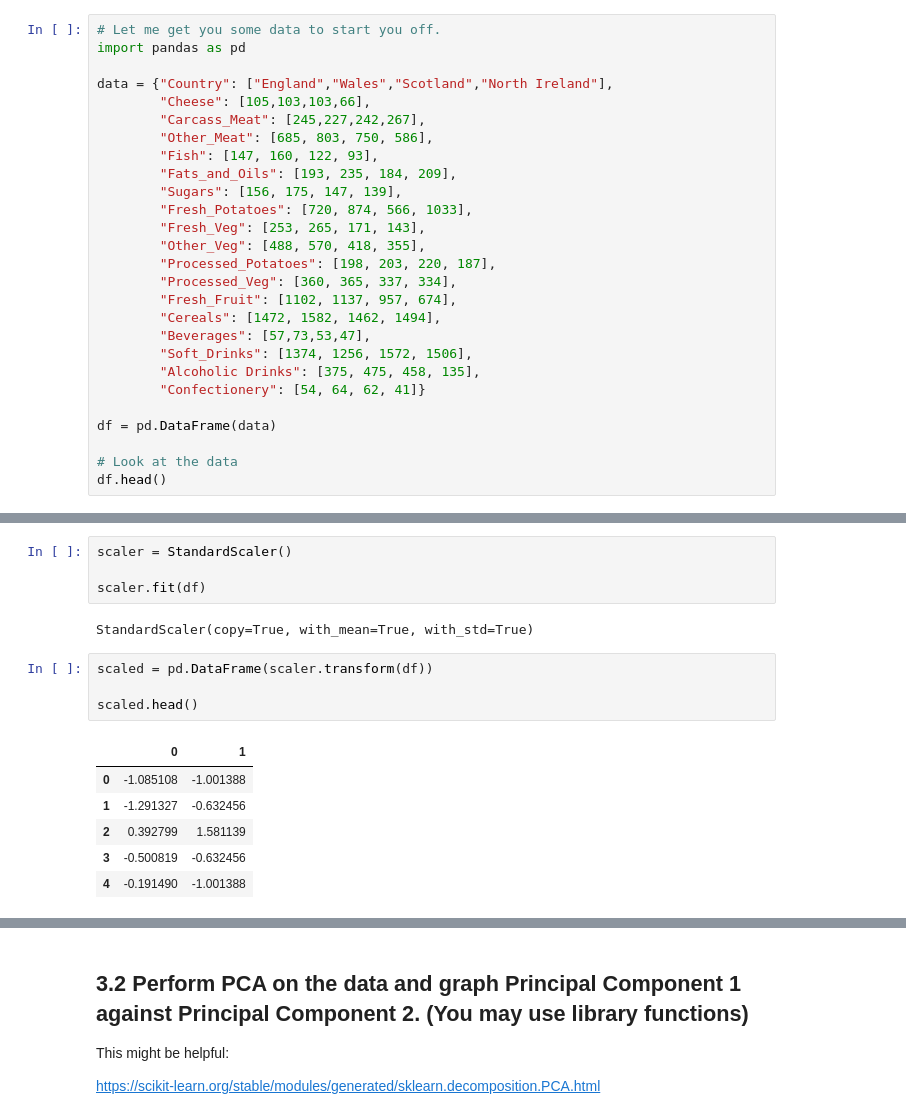
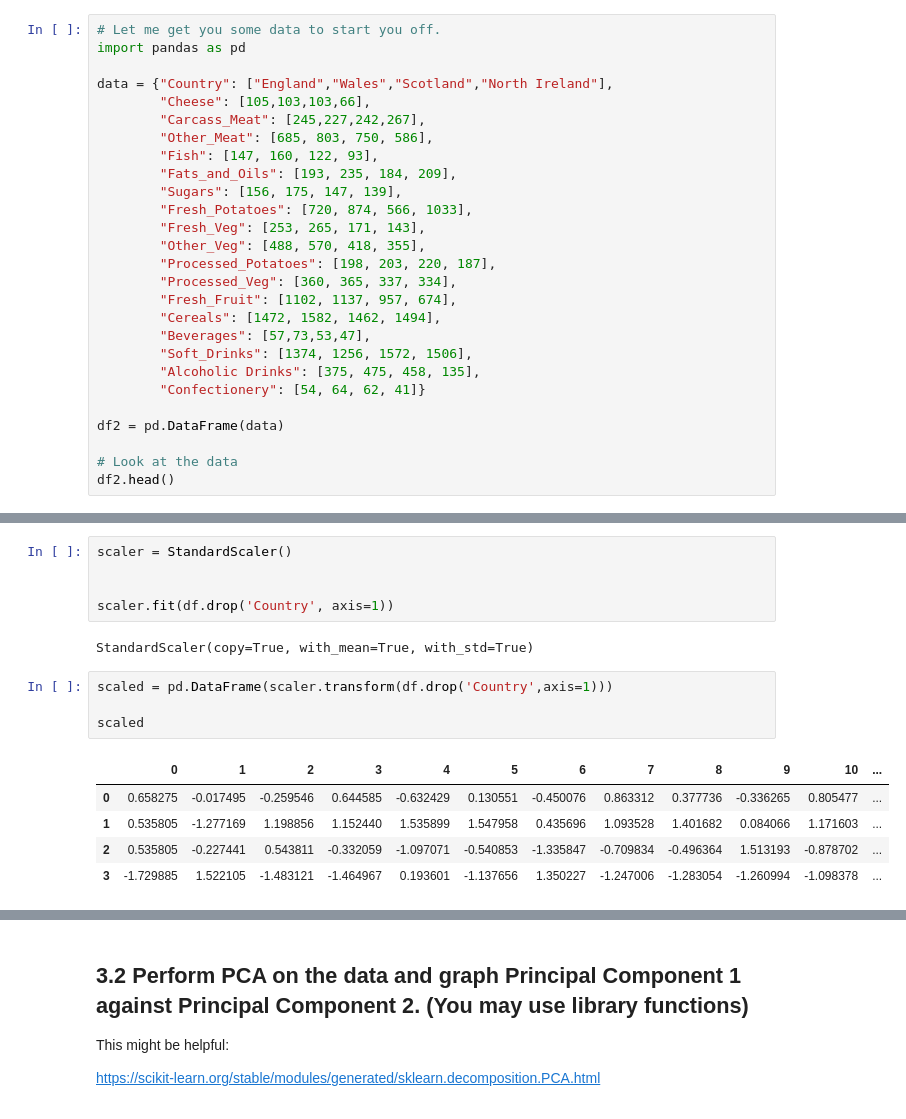
Before and after one commit to damerei/DS-Unit-2-Sprint-1-Linear-Algebra, a Jupyter notebook: Linear_Algebra_Sprint_Challenge.ipynb, the cells around one changed output, grey strips where cells are left out. Saved outputs shown, nothing was run; the diff lists cells and outputs as text.

```diff
--- a/Linear_Algebra_Sprint_Challenge.ipynb
+++ b/Linear_Algebra_Sprint_Challenge.ipynb
@@ -175,8 +175,8 @@ data = {"Country": ["England","Wales","Scotland","North Ireland"],
         "Alcoholic Drinks": [375, 475, 458, 135],
         "Confectionery": [54, 64, 62, 41]}
 
-df = pd.DataFrame(data)
+df2 = pd.DataFrame(data)
 
 # Look at the data
-df.head()
+df2.head()
 # %% [output]
@@ -190,20 +198,20 @@ df.head()
 # %%
 scaler = StandardScaler()
 
-scaler.fit(df)
+
+scaler.fit(df.drop('Country', axis=1))
 # %% [output]
 StandardScaler(copy=True, with_mean=True, with_std=True)
 # %%
-scaled = pd.DataFrame(scaler.transform(df))
+scaled = pd.DataFrame(scaler.transform(df.drop('Country',axis=1)))
 
-scaled.head()
+scaled
 # %% [output]
-|  | 0 | 1 |
-| 0 | -1.085108 | -1.001388 |
-| 1 | -1.291327 | -0.632456 |
-| 2 | 0.392799 | 1.581139 |
-| 3 | -0.500819 | -0.632456 |
-| 4 | -0.191490 | -1.001388 |
+|  | 0 | 1 | 2 | 3 | 4 | 5 | 6 | 7 | 8 | 9 | 10 | ... |
+| 0 | 0.658275 | -0.017495 | -0.259546 | 0.644585 | -0.632429 | 0.130551 | -0.450076 | 0.863312 | 0.377736 | -0.336265 | 0.805477 | ... |
+| 1 | 0.535805 | -1.277169 | 1.198856 | 1.152440 | 1.535899 | 1.547958 | 0.435696 | 1.093528 | 1.401682 | 0.084066 | 1.171603 | ... |
+| 2 | 0.535805 | -0.227441 | 0.543811 | -0.332059 | -1.097071 | -0.540853 | -1.335847 | -0.709834 | -0.496364 | 1.513193 | -0.878702 | ... |
+| 3 | -1.729885 | 1.522105 | -1.483121 | -1.464967 | 0.193601 | -1.137656 | 1.350227 | -1.247006 | -1.283054 | -1.260994 | -1.098378 | ... |
 # %%
 scaled.describe()
 # %% [output]
```
Also changed, not shown: parts of 5 cells of this notebook.
